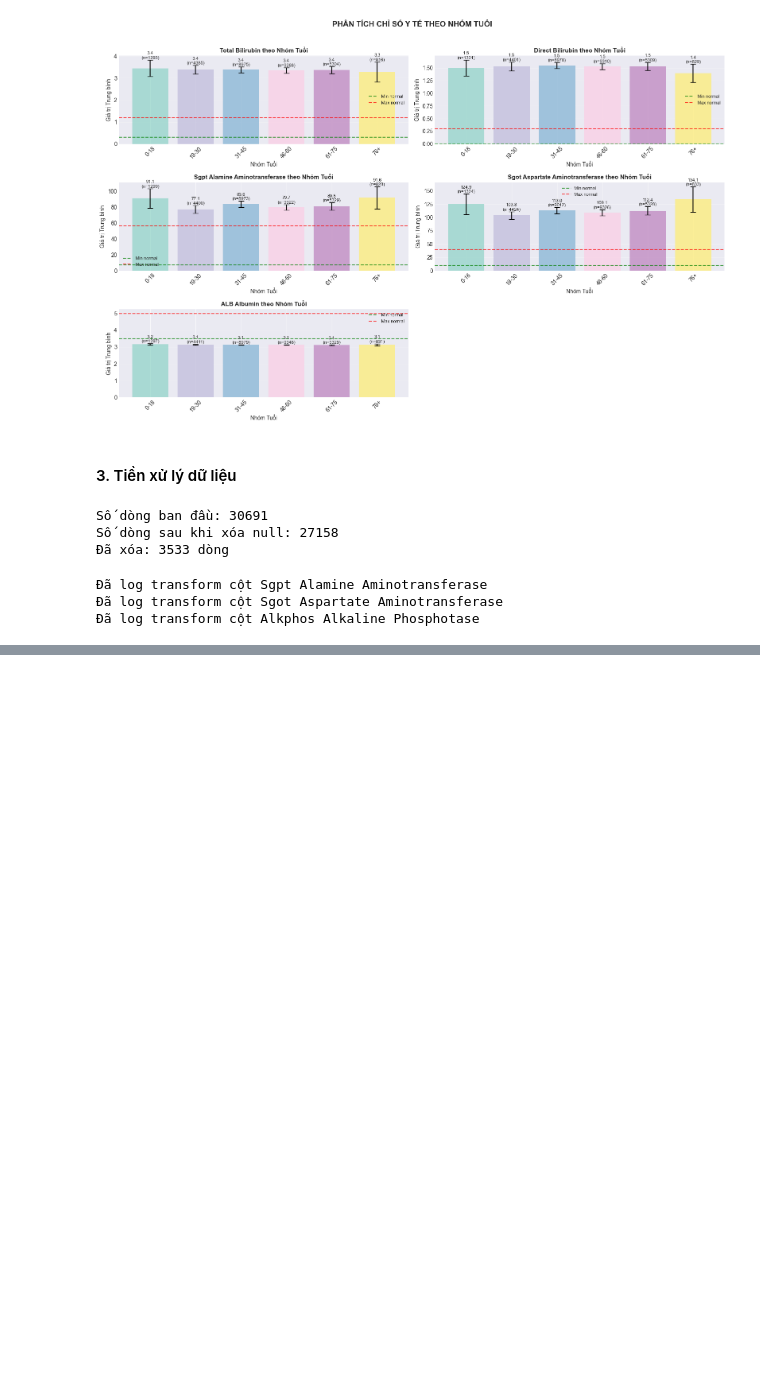
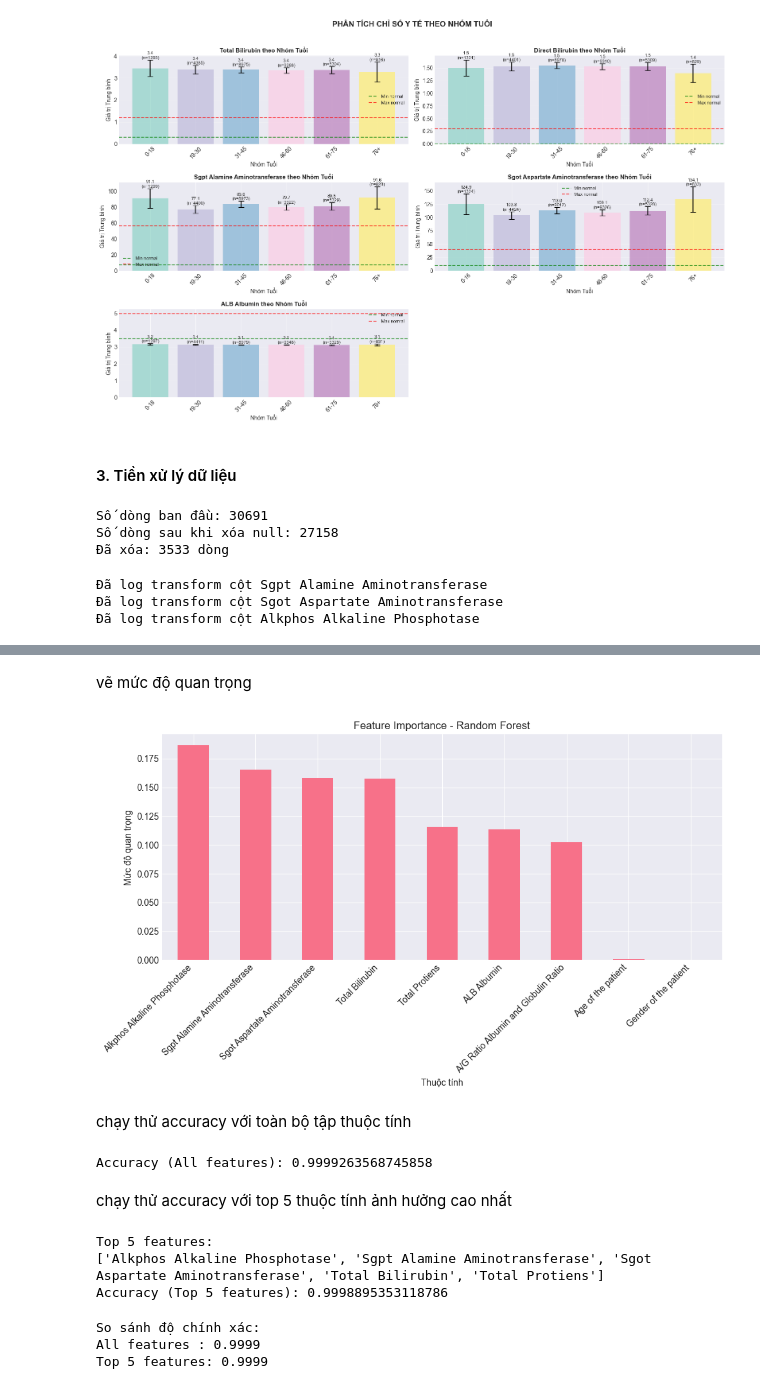
Before and after one commit to supernewbiecoder/DuDoanBenhGanDuaTrenDuLieu_KNN, a Jupyter notebook: du_doan_benh_gan.ipynb, the cells around one changed output, grey strips where cells are left out. Drawn from its saved outputs; the diff is of its cells as text; code cells hidden in the pictures; blank space fills up the shorter version.

```diff
--- a/du_doan_benh_gan.ipynb
+++ b/du_doan_benh_gan.ipynb
@@ -890,0 +928,75 @@ df.head()
+# %% [markdown]
+vẽ mức độ quan trọng
+# %%
+import matplotlib.pyplot as plt
+
+plt.figure(figsize=(10, 6))
+importance.plot(kind='bar')
+plt.title("Feature Importance - Random Forest")
+plt.ylabel("Mức độ quan trọng")
+plt.xlabel("Thuộc tính")
+plt.xticks(rotation=45, ha='right')
+plt.tight_layout()
+plt.show()
+# %% [output]
+[figure, added]
+# %% [markdown]
+chạy thử accuracy với toàn bộ tập thuộc tính
+# %%
+from sklearn.ensemble import RandomForestClassifier
+from sklearn.metrics import accuracy_score
+
+X = df.drop(columns=['Result'])
+y = df['Result']
+rf_all = RandomForestClassifier(
+    n_estimators=150,
+    random_state=42
+)
+
+rf_all.fit(X, y)
+y_pred_all = rf_all.predict(X)
+acc_all = accuracy_score(y, y_pred_all)
+
+print("Accuracy (All features):", acc_all)
+# %% [output]
+Accuracy (All features): 0.9999263568745858
+# %% [markdown]
+chạy thử accuracy với top 5 thuộc tính ảnh hưởng cao nhất
+# %%
+import pandas as pd
+
+importance = pd.Series(
+    rf_all.feature_importances_,
+    index=X.columns
+).sort_values(ascending=False)
+
+top5_features = importance.head(5).index.tolist()
+
+print("Top 5 features:")
+print(top5_features)
+
+X_top5 = X[top5_features]
+
+rf_top5 = RandomForestClassifier(
+    n_estimators=150,
+    random_state=42
+)
+
+rf_top5.fit(X_top5, y)
+
+y_pred_top5 = rf_top5.predict(X_top5)
+acc_top5 = accuracy_score(y, y_pred_top5)
+
+print("Accuracy (Top 5 features):", acc_top5)
+# %% [output]
+Top 5 features:
+['Alkphos Alkaline Phosphotase', 'Sgpt Alamine Aminotransferase', 'Sgot Aspartate Aminotransferase', 'Total Bilirubin', 'Total Protiens']
+Accuracy (Top 5 features): 0.9998895353118786
+# %%
+print("So sánh độ chính xác:")
+print(f"All features : {acc_all:.4f}")
+print(f"Top 5 features: {acc_top5:.4f}")
+# %% [output]
+So sánh độ chính xác:
+All features : 0.9999
+Top 5 features: 0.9999
```
Also changed, not shown: parts of 7 cells of this notebook.
